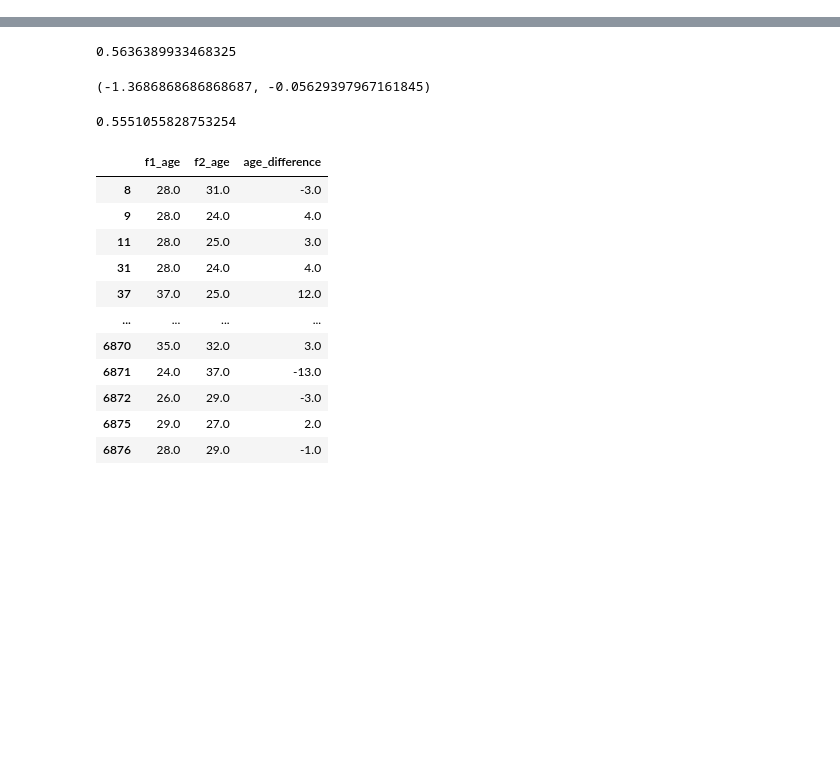
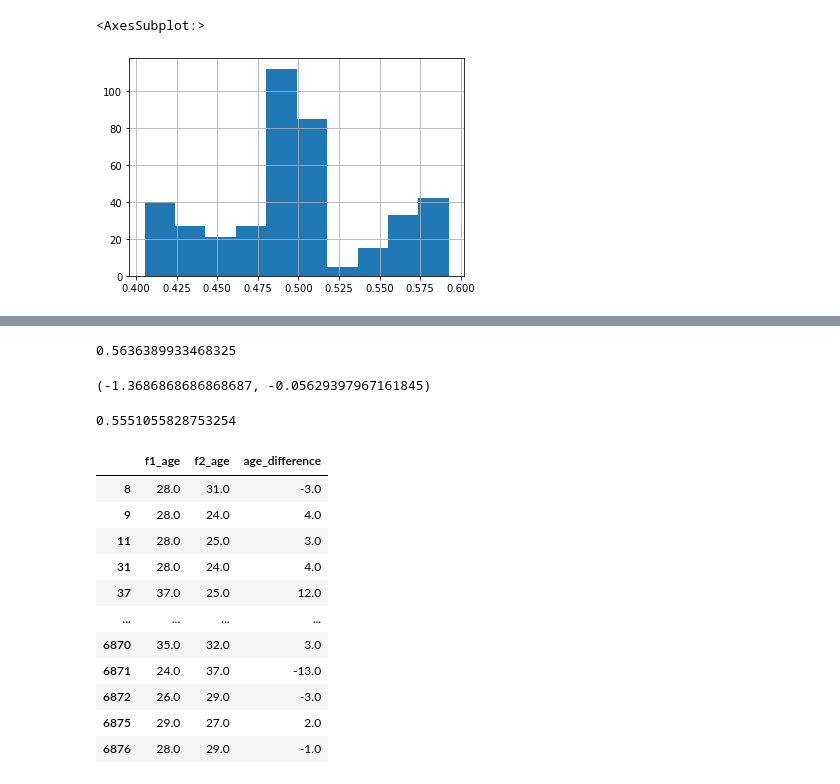
Before and after one commit to NikolayTV/UFC_3.0, a Jupyter notebook: Notebooks/Catboost_v1_0/2.Model training.ipynb, the cells around one changed output, grey strips where cells are left out. Saved outputs shown, nothing was run; the diff lists cells and outputs as text; code cells hidden in the pictures; blank space fills up the shorter version.

```diff
--- a/Notebooks/Catboost_v1_0/2.Model training.ipynb
+++ b/Notebooks/Catboost_v1_0/2.Model training.ipynb
@@ -244,3 +166,8 @@ calculate_roi(bet_on_underdog)
+# %%
+reversed_val['y_proba'].hist()
+# %% [output]
+<AxesSubplot:>
+[figure, added]
 # %%
 straight_val['cumsum_hitsHeadTotal_difference'].hist()
 # %% [output]
```
Also changed, not shown: parts of 11 cells of this notebook, 15 other files.
